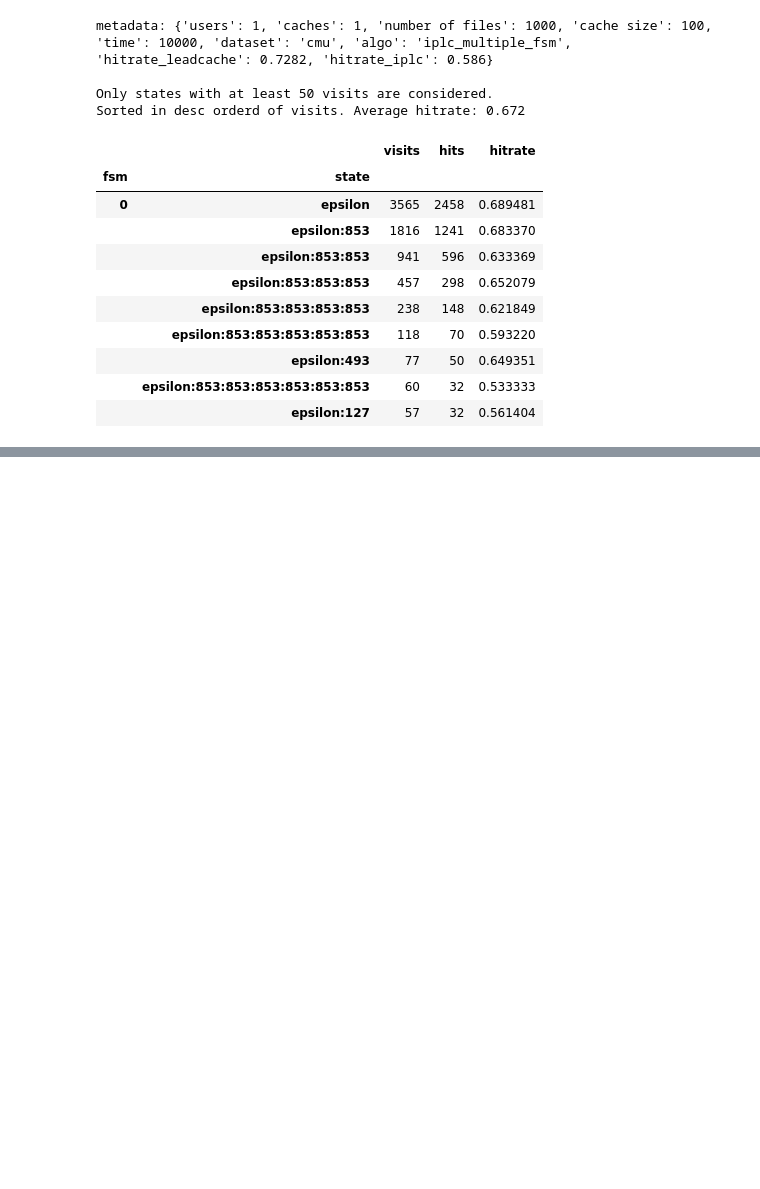
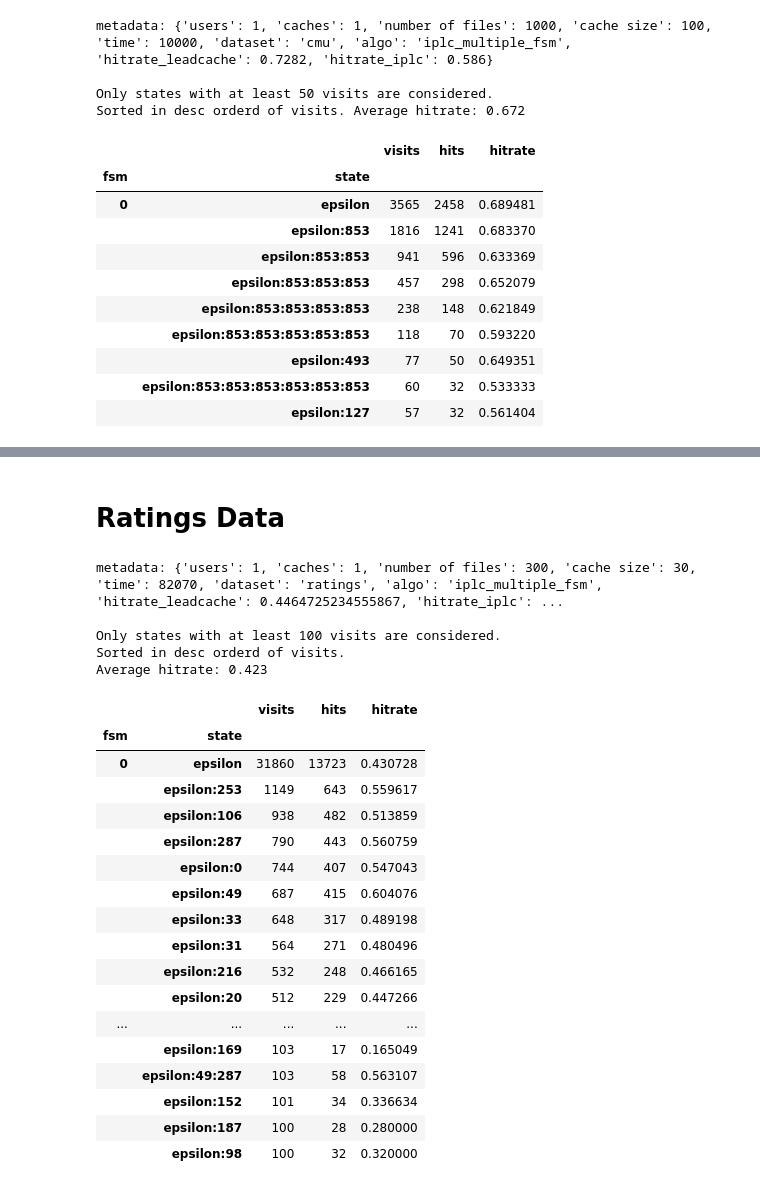
Before and after one commit to AtivJoshi/UniversalCaching, a Jupyter notebook: results.ipynb, the cells around one changed output, grey strips where cells are left out. Drawn from its saved outputs; the diff is of its cells as text; code cells hidden in the pictures; blank space fills up the shorter version.

```diff
--- a/results.ipynb
+++ b/results.ipynb
@@ -74,0 +200,19 @@ Average hitrate: 0.624
+# %%
+with pd.HDFStore('data/results/cmu_iplc_multifsm_u30_c15_t500_d10_f300_2021_10_23_02_31_35.h5') as storage:
+    df = storage['df']
+    metadata = storage.get_storer('df').attrs.metadata
+    _ = metadata.pop('network_graph')
+    _ = metadata.pop('data_description')
+
+    cutoff=20
+    df1 = df.drop(df[df['visits'] < cutoff].index)
+    hitrate_filtered=df['hits'].sum()/df['visits'].sum()
+    df1.sort_values(by=['fsm','visits'], inplace=True, ascending=[True,False])
+
+    print(f'metadata: {metadata}\n')
+    print(f'Only states with at least {cutoff} visits are considered.')
+    print(f'Sorted in desc orderd of visits. \nAverage hitrate: {hitrate_filtered:0.3}')
+
+    for i in range(metadata['users']):
+        df1.loc[[i]]
+    # df1
@@ -74,0 +279,45 @@ Average hitrate: 0.624
+# %% [markdown]
+# Ratings Data
+# %%
+with pd.HDFStore('data/results/ratings_iplc_multifsm_u1_c1_t82070_d1_f300_10_23_23_32_07.h5') as storage:
+    df = storage['df']
+    metadata = storage.get_storer('df').attrs.metadata
+    _ = metadata.pop('network_graph')
+    _ = metadata.pop('data_description')
+
+    cutoff=100
+    df1 = df.drop(df[df['visits'] < cutoff].index)
+    hitrate_filtered=df1['hits'].sum()/df1['visits'].sum()
+    df1.sort_values(by=['fsm','visits'], inplace=True, ascending=[True,False])
+
+    print(f'metadata: {metadata}\n')
+    print(f'Only states with at least {cutoff} visits are considered.')
+    print(f'Sorted in desc orderd of visits. \nAverage hitrate: {hitrate_filtered:0.3}')
+
+    for i in range(metadata['users']):
+        df1.loc[[i]]
+    # df1
+# %% [output]
+metadata: {'users': 1, 'caches': 1, 'number of files': 300, 'cache size': 30, 'time': 82070, 'dataset': 'ratings', 'algo': 'iplc_multiple_fsm', 'hitrate_leadcache': 0.4464725234555867, 'hitrate_iplc': ...
+
+Only states with at least 100 visits are considered.
+Sorted in desc orderd of visits.
+Average hitrate: 0.423
+|  |  | visits | hits | hitrate |
+| fsm | state |  |  |  |
+| 0 | epsilon | 31860 | 13723 | 0.430728 |
+|  | epsilon:253 | 1149 | 643 | 0.559617 |
+|  | epsilon:106 | 938 | 482 | 0.513859 |
+|  | epsilon:287 | 790 | 443 | 0.560759 |
+|  | epsilon:0 | 744 | 407 | 0.547043 |
+|  | epsilon:49 | 687 | 415 | 0.604076 |
+|  | epsilon:33 | 648 | 317 | 0.489198 |
+|  | epsilon:31 | 564 | 271 | 0.480496 |
+|  | epsilon:216 | 532 | 248 | 0.466165 |
+|  | epsilon:20 | 512 | 229 | 0.447266 |
+| ... | ... | ... | ... | ... |
+|  | epsilon:169 | 103 | 17 | 0.165049 |
+|  | epsilon:49:287 | 103 | 58 | 0.563107 |
+|  | epsilon:152 | 101 | 34 | 0.336634 |
+|  | epsilon:187 | 100 | 28 | 0.280000 |
+|  | epsilon:98 | 100 | 32 | 0.320000 |
```
Also changed, not shown: parts of 9 cells of this notebook, 2 other files.
